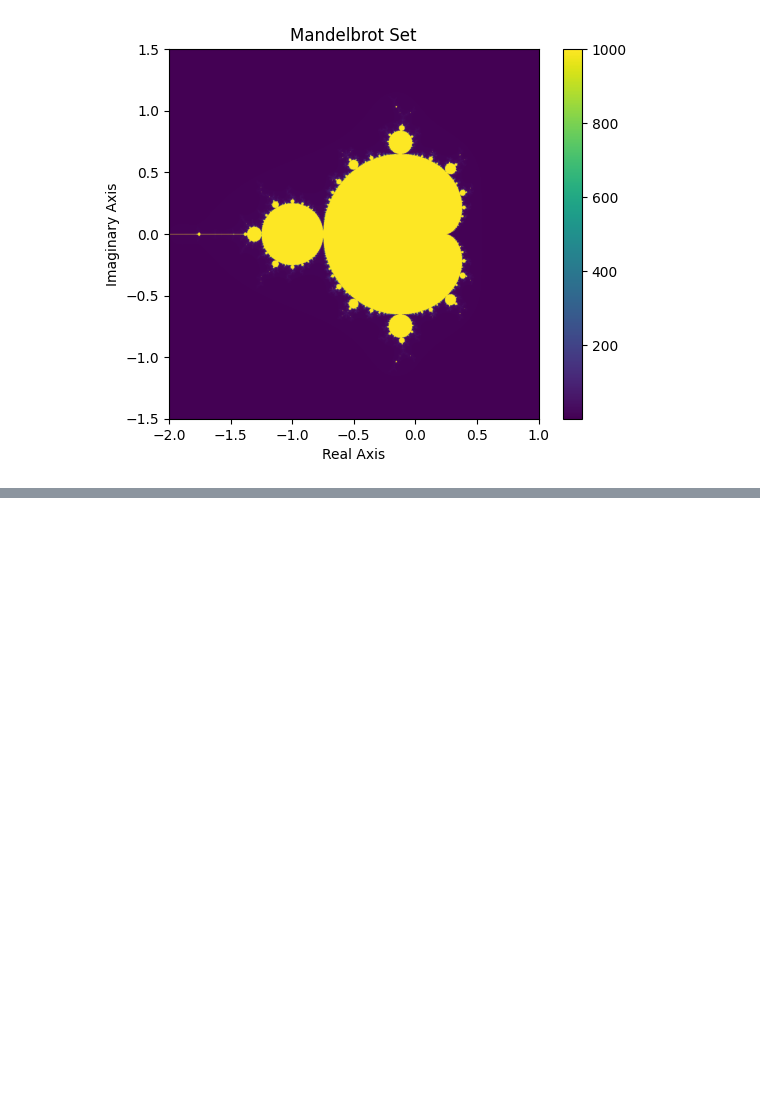
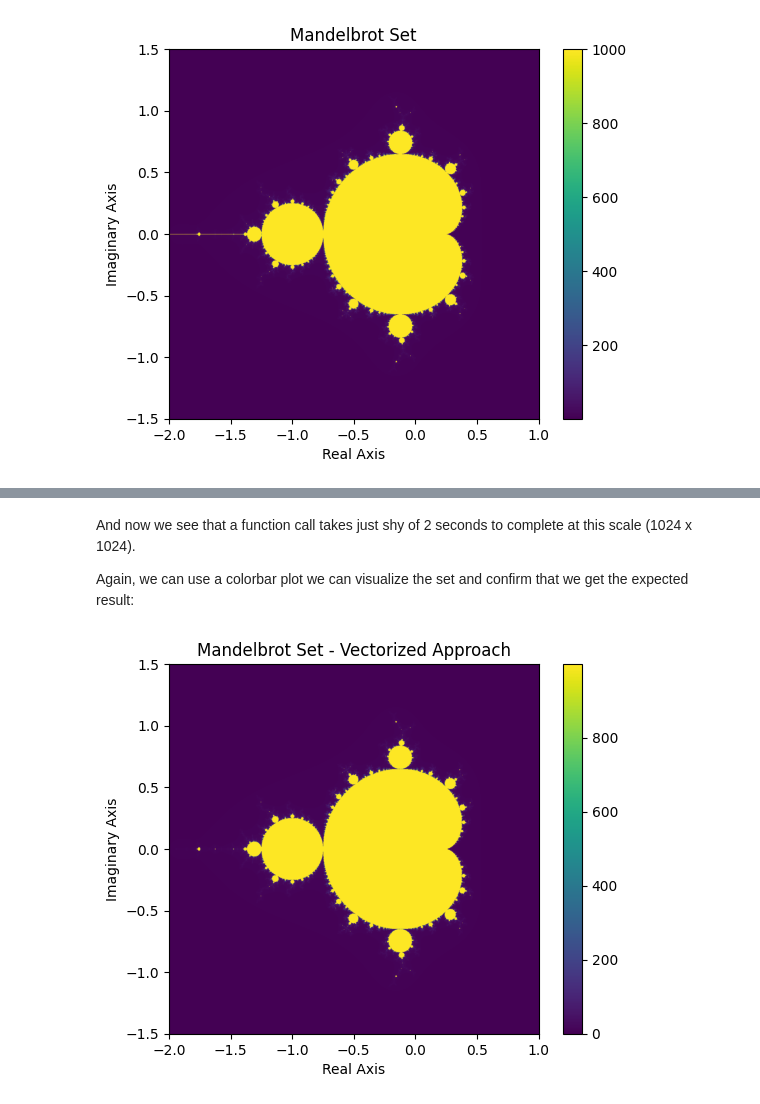
Before and after one commit to Suneson96/nsc-mini-project, a Jupyter notebook: project/module_1.ipynb, the cells around one changed output, grey strips where cells are left out. Drawn from its saved outputs; the diff is of its cells as text; code cells hidden in the pictures; blank space fills up the shorter version.

Commit message:
Add vectorized approach and update comments and text

```diff
--- a/project/module_1.ipynb
+++ b/project/module_1.ipynb
@@ -79,0 +86,29 @@ plt.show()
+# %%
+import numpy as np
+
+def generate_mandelbrot_set_vectorized():
+
+    # Create a 2D array of complex numbers representing the points in the complex plane.
+    real = np.linspace(x_min, x_max, width)
+    imag = np.linspace(y_min, y_max, height)
+
+    # Define all the complex numbers in the grid.
+    c = np.array([[complex(r, i) for r in real] for i in imag])
+
+    # Initialize an array to hold the number of iterations for each point.
+    mandelbrot_set = np.zeros(c.shape, dtype=int)
+
+    # Create an array to hold the current values of z for each point.
+    z = np.zeros(c.shape, dtype=complex)
+
+    # Iterate up to max_iterations times, updating all points simultaneously using vectorized operations.
+    for n in range(max_iterations):
+        mask = np.abs(z) <= 2.0  # Only update points that haven't diverged (magnitude <= 2).
+        z[mask] = z[mask] * z[mask] + c[mask]  # Update z for those points.
+        mandelbrot_set[mask] = n  # Update the iteration count for those points.
+
+    # Return interation counts for each complex number.
+    return mandelbrot_set
+
+mandelbrot_set_vectorized = generate_mandelbrot_set_vectorized()
+%timeit generate_mandelbrot_set_vectorized()
@@ -79,0 +117,14 @@ plt.show()
+# %% [markdown]
+And now we see that a function call takes just shy of 2 seconds to complete at this scale (1024 x 1024).
+
+Again, we can use a colorbar plot we can visualize the set and confirm that we get the expected result:
+# %%
+# Plotting the new set using colorbar.
+plt.imshow(mandelbrot_set_vectorized, extent=(x_min, x_max, y_min, y_max))
+plt.colorbar()
+plt.title("Mandelbrot Set - Vectorized Approach")
+plt.xlabel("Real Axis")
+plt.ylabel("Imaginary Axis")
+plt.show()
+# %% [output]
+[figure, added]
```
Also changed, not shown: parts of 6 cells of this notebook.
